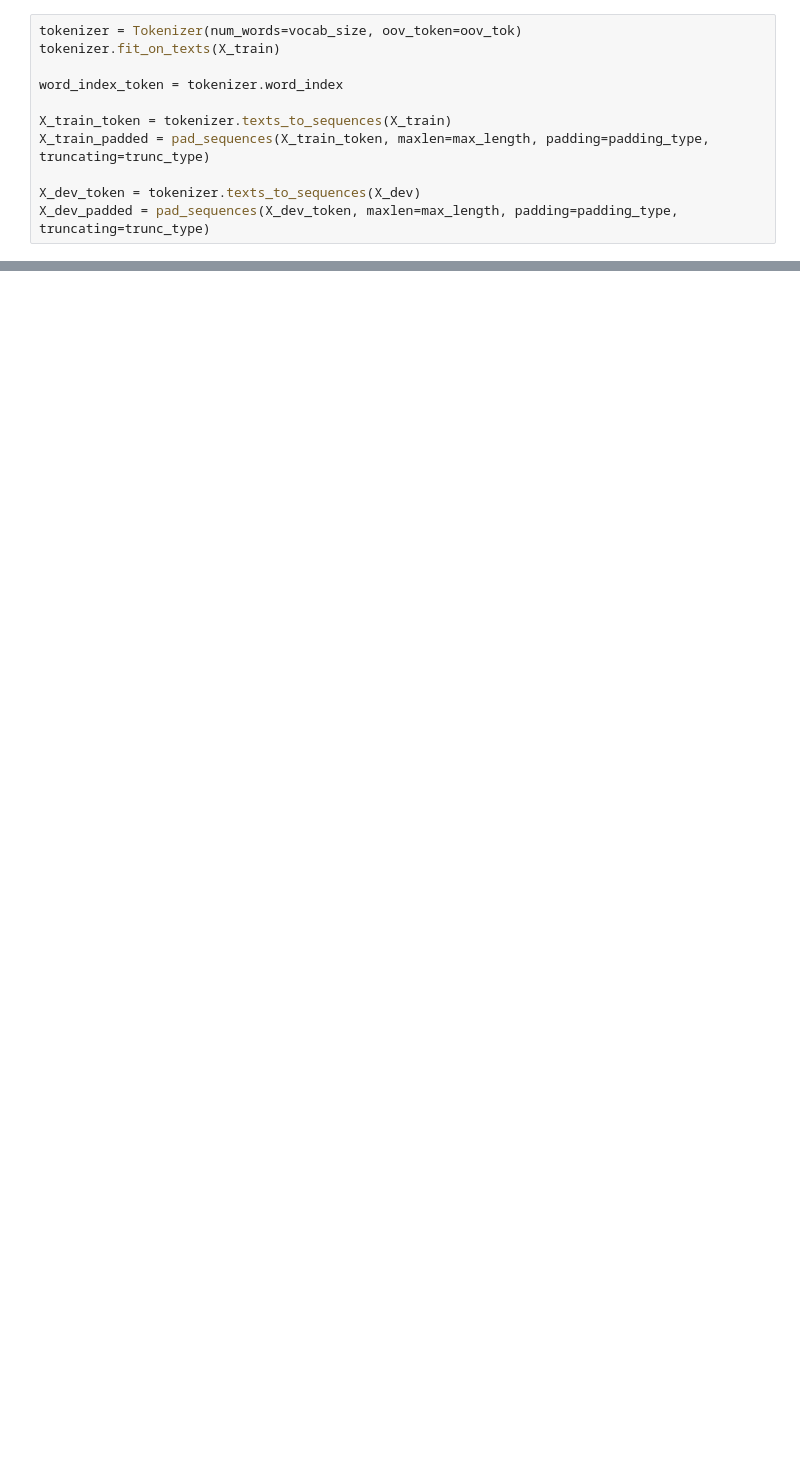
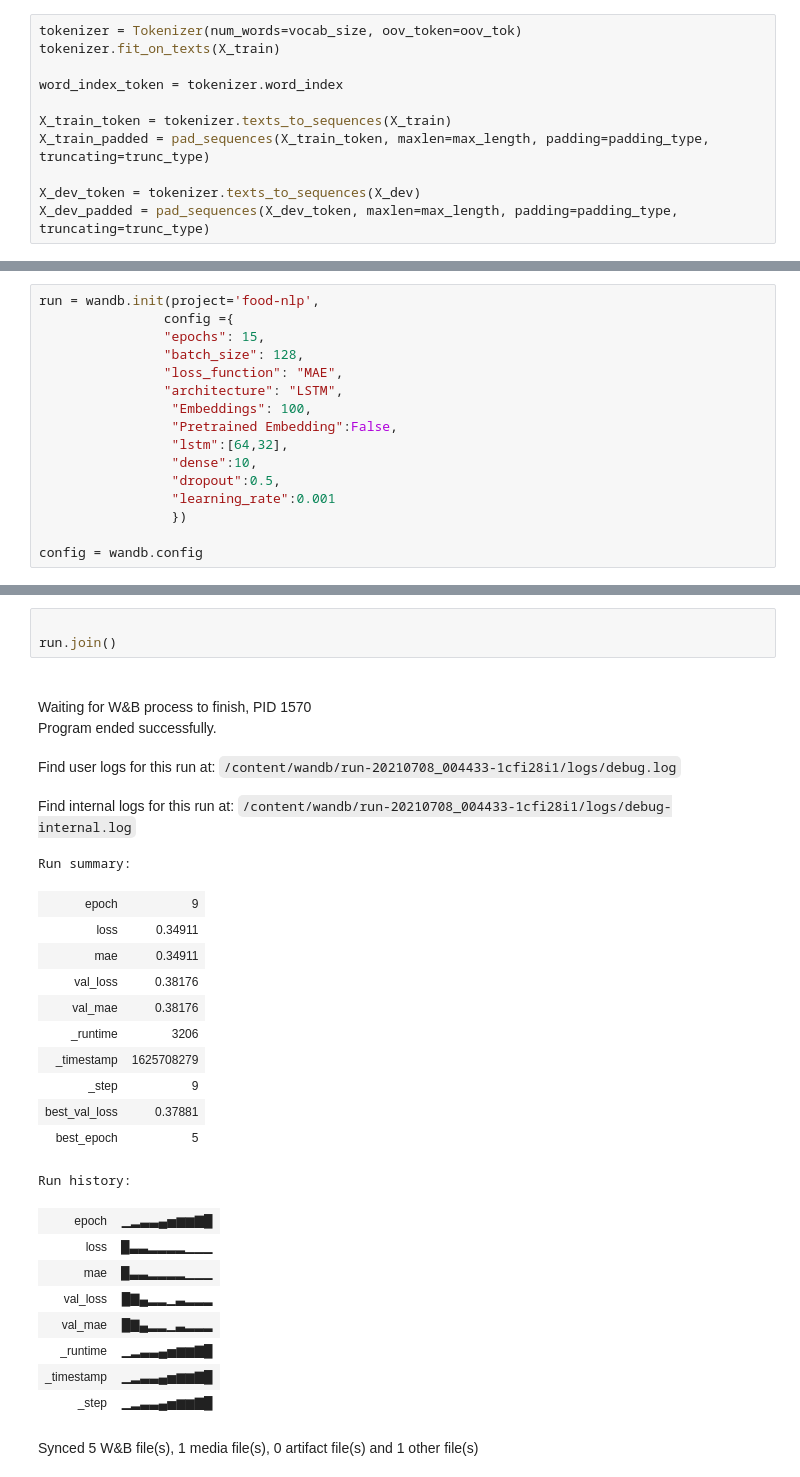
Before and after one commit to jacobh310/food_nlp, a Jupyter notebook: data_cleaning_exploration_model_building/Model Building.ipynb, the cells around one changed output, grey strips where cells are left out. Cells and saved outputs as stored; diff of their text form; blank space fills up the shorter version.

```diff
--- a/data_cleaning_exploration_model_building/Model Building.ipynb
+++ b/data_cleaning_exploration_model_building/Model Building.ipynb
@@ -103,0 +281,16 @@ callback = tf.keras.callbacks.TensorBoard(log_dir='callbacks', histogram_freq=1)
+# %%
+run = wandb.init(project='food-nlp',
+                config ={
+                "epochs": 15,
+                "batch_size": 128,
+                "loss_function": "MAE",
+                "architecture": "LSTM",
+                 "Embeddings": 100,
+                 "Pretrained Embedding":False,
+                 "lstm":[64,32],
+                 "dense":10,
+                 "dropout":0.5,
+                 "learning_rate":0.001
+                 })
+
+config = wandb.config
@@ -118,0 +348,29 @@ model.fit(X_train_padded, y_train, batch_size=128, epochs=30, validation_data=(X
+# %%
+
+run.join()
+# %% [output]
+Waiting for W&B process to finish, PID 1570
+Program ended successfully.
+Find user logs for this run at: /content/wandb/run-20210708_004433-1cfi28i1/logs/debug.log
+Find internal logs for this run at: /content/wandb/run-20210708_004433-1cfi28i1/logs/debug-internal.log
+Run summary:
+| epoch | 9 |
+| loss | 0.34911 |
+| mae | 0.34911 |
+| val_loss | 0.38176 |
+| val_mae | 0.38176 |
+| _runtime | 3206 |
+| _timestamp | 1625708279 |
+| _step | 9 |
+| best_val_loss | 0.37881 |
+| best_epoch | 5 |
+Run history:
+| epoch | ▁▂▃▃▄▅▆▆▇█ |
+| loss | █▃▃▂▂▂▂▁▁▁ |
+| mae | █▃▃▂▂▂▂▁▁▁ |
+| val_loss | █▇▄▂▂▁▃▂▂▂ |
+| val_mae | █▇▄▂▂▁▃▂▂▂ |
+| _runtime | ▁▂▃▃▄▅▆▆▇█ |
+| _timestamp | ▁▂▃▃▄▅▆▆▇█ |
+| _step | ▁▂▃▃▄▅▆▆▇█ |
+Synced 5 W&B file(s), 1 media file(s), 0 artifact file(s) and 1 other file(s)
```
Also changed, not shown: parts of 97 cells of this notebook, 6 other files.
